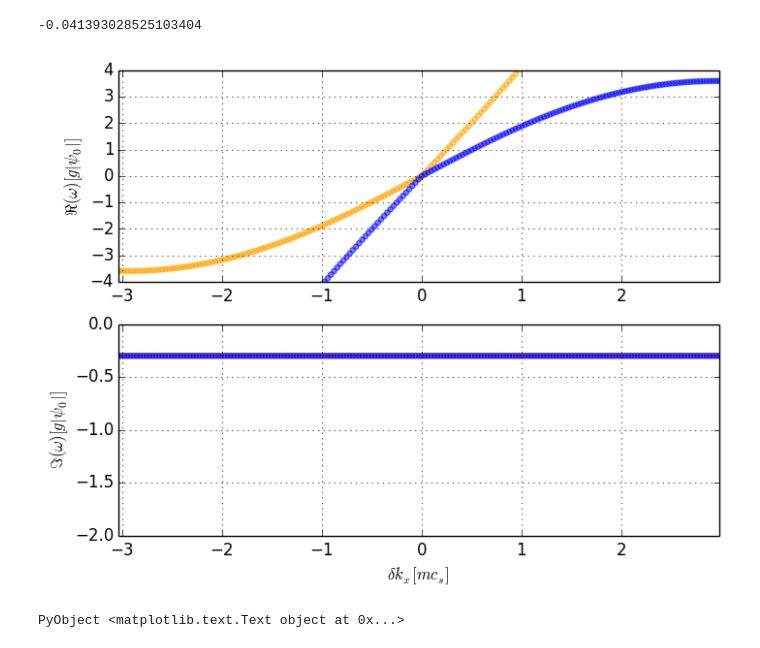
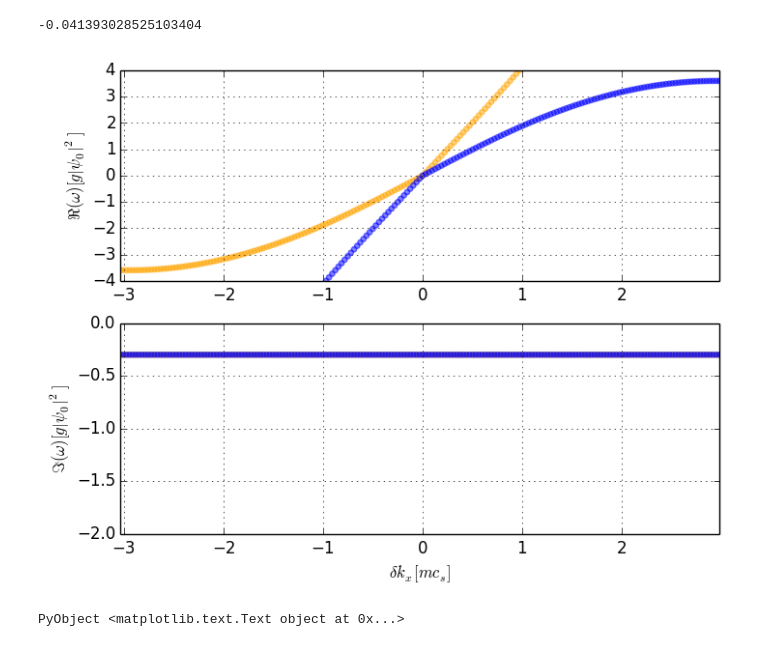
Before and after one commit to berceanu/notebooks, a Jupyter notebook: julia/1pump-quad.ipynb, the cells around one changed output. Drawn from its saved outputs; the diff is of its cells as text; code cells hidden in the pictures.

```diff
--- a/julia/1pump-quad.ipynb
+++ b/julia/1pump-quad.ipynb
@@ -27,24 +27,24 @@ sbox.kx[idxkl] + 3. #0
 # %%
 fig, axes = plt.subplots(2,1, figsize=(8,6))
 
 scatter(axes, 1, real, quadλ1, "orange")
 scatter(axes, 1, real, quadλ2, "blue")
 scatter(axes, 2, imag, quadλ1, "orange")
 scatter(axes, 2, imag, quadλ2, "blue")
 
 for ax in axes
     ax[:set_xlim](sbox.kx[idxkl], sbox.kx[idxkr])
     ax[:grid]()
 end
 
 axes[1][:set_ylim](-4, 4)
 axes[2][:set_ylim](-2, 0)
 
-axes[1][:set_ylabel](L"$\Re(\omega)[g \vert\psi_0\vert]$")
-axes[2][:set_ylabel](L"$\Im(\omega)[g \vert\psi_0\vert]$")
+axes[1][:set_ylabel](L"$\Re(\omega)[g \vert\psi_0\vert^2]$")
+axes[2][:set_ylabel](L"$\Im(\omega)[g \vert\psi_0\vert^2]$")
 axes[2][:set_xlabel](L"$\delta k_x[m c_s]$")
 # %% [output]
-[figure, old version]
+[figure, new version]
 PyObject <matplotlib.text.Text object at 0x...>
 # %%
 quadψmom = Complex{Float64}[quadψtmom(momy, momx; vp=(0., 3.), κ=0.3) for momx in sbox.kx, momy in sbox.ky];
```
Also changed, not shown: parts of 2 cells of this notebook.
